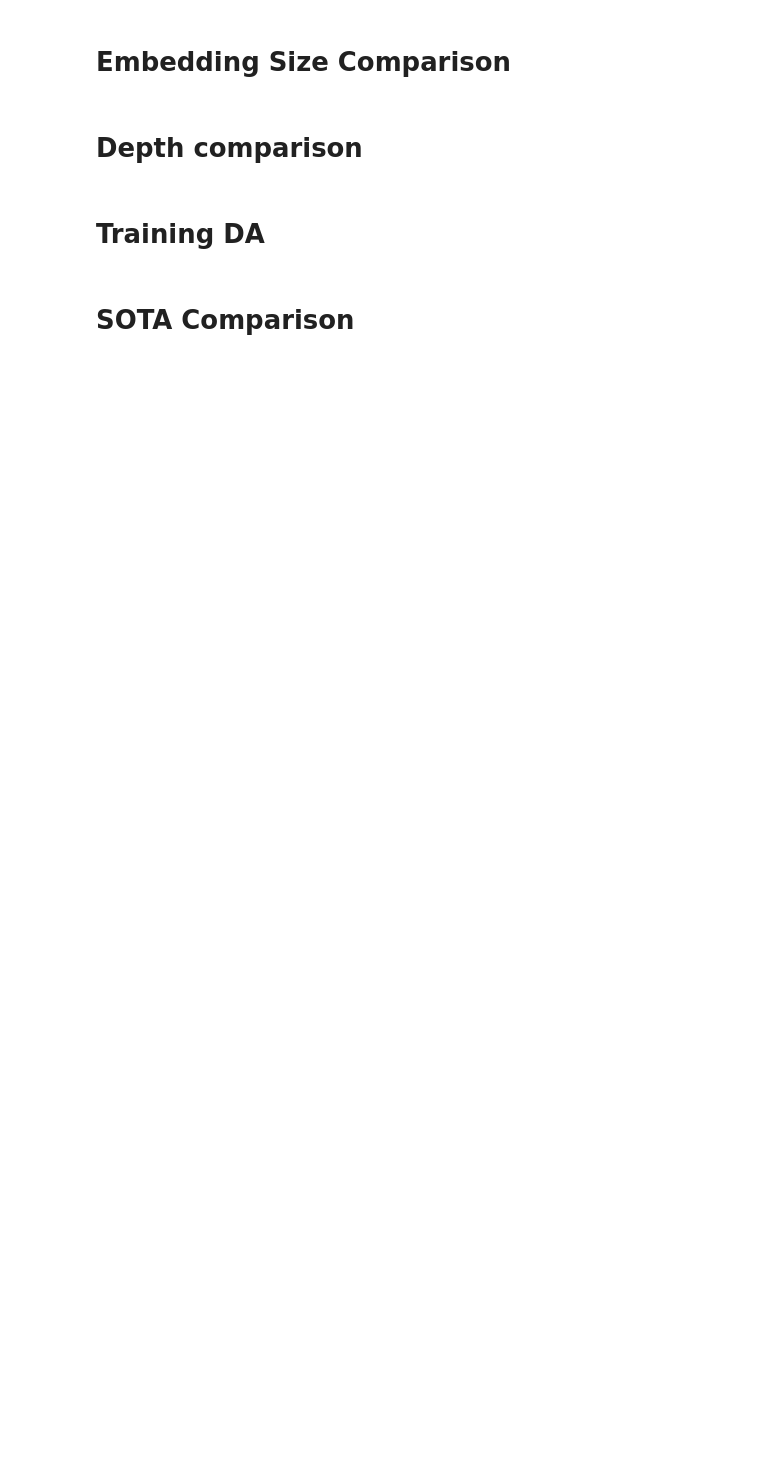
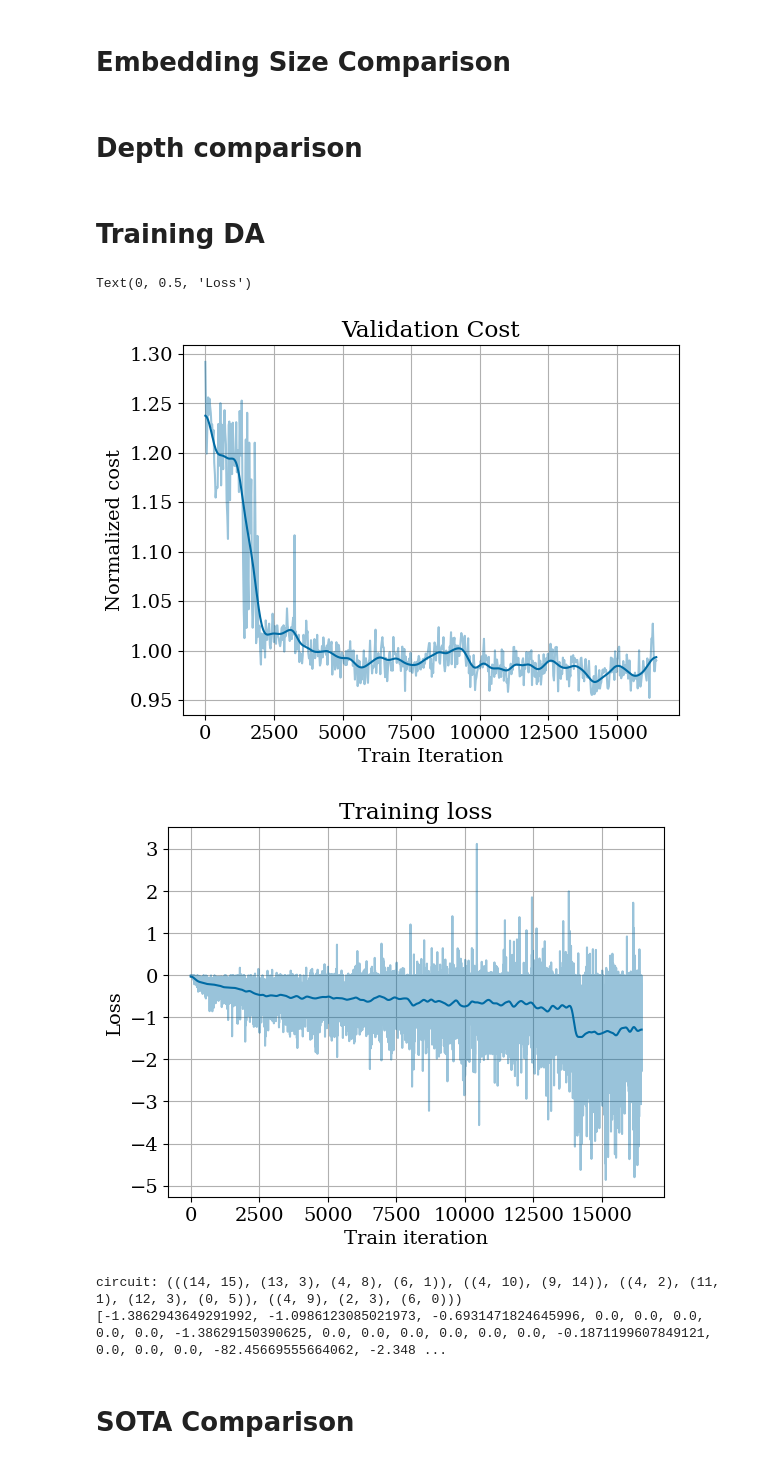
Before and after one commit to Vicara12/MAI-TFM_RL_Qubit_Allocation, a Jupyter notebook: src/results.ipynb, the cells around one changed output. Saved outputs shown, nothing was run; the diff lists cells and outputs as text; code cells hidden in the pictures; blank space fills up the shorter version.

Commit message:
Added fast sequential

```diff
--- a/src/results.ipynb
+++ b/src/results.ipynb
@@ -94,35 +94,56 @@ def merge_tdata(data_list: list[dict]) -> dict:
     return {k: sum(map(lambda d: d[k], data_list), [])
             for k in data_list[0].keys() if isinstance(data_list[0][k], list)}
 
-# results = merge_tdata(list(map(load_tdata, ['da_v13', 'da_v13_ft'])))
-results = load_tdata('da')
+results = merge_tdata([load_tdata('da'), load_tdata('da_ft'), load_tdata('da_ft_v2')])
+# results = load_tdata('da_ft')
 
 gaussian_sigma = 7.0
 
 plt.figure()
 plt.plot(list(i*25 for i in range(len(results['val_cost']))), results['val_cost'], alpha=0.4, c='C0')
 plt.plot(list(i*25 for i in range(len(results['val_cost']))), gaussian_filter1d(results['val_cost'], sigma=gaussian_sigma), c='C0')
 plt.grid()
 plt.title("Validation Cost")
 plt.xlabel("Train Iteration")
 plt.ylabel("Normalized cost")
 
 # p99_ratio = 100*sum(int(r >= 0.99) for r in results['vm'][-2_000:])/2_000
 # print(f"{p99_ratio:.2f}% got at least 99% valid moves in last 2.000 iters")
 # plt.figure()
 # plt.plot(results['vm'])
 # plt.grid()
 # plt.title("Ratio of Valid Moves")
 # plt.xlabel("Train Iteration")
 # plt.ylabel("VM ratio")
 
 plt.figure()
 plt.plot(results['loss'], alpha=0.4, c='C0')
 plt.plot(gaussian_filter1d(results['loss'], sigma=gaussian_sigma*10), c='C0')
 plt.grid()
 plt.title("Training loss")
 plt.xlabel("Train iteration")
 plt.ylabel("Loss")
+# %% [output]
+Text(0, 0.5, 'Loss')
+[figure, added]
+[figure, added]
+# %%
+from qalloczero.alg.directalloc import DirectAllocator
+from utils.customtypes import Circuit, Hardware
+from sampler.randomcircuit import RandomCircuit
+import torch
+
+hw = Hardware(core_capacities=torch.tensor([4,4,4,4]), core_connectivity=torch.ones((4,4)) - torch.eye(4))
+circuit = Circuit(slice_gates=(((14, 15), (13, 3), (4, 8), (6, 1)), ((4, 10), (9, 14)), ((4, 2), (11, 1), (12, 3), (0, 5)), ((4, 9), (2, 3), (6, 0))), n_qubits=16)
+# circuit = RandomCircuit(num_lq=16, num_slices=4).sample()
+da: DirectAllocator = DirectAllocator.load(path='../trained/da_ft_v2', device='cuda', checkpoint=-1).set_mode(DirectAllocator.Mode.Fast)
+
+print(f'circuit: {circuit.slice_gates}')
+alloc, cost, tdata = da.optimize(circuit, hw, ret_train_data=True)
+print(tdata[0].tolist())
+# %% [output]
+circuit: (((14, 15), (13, 3), (4, 8), (6, 1)), ((4, 10), (9, 14)), ((4, 2), (11, 1), (12, 3), (0, 5)), ((4, 9), (2, 3), (6, 0)))
+[-1.3862943649291992, -1.0986123085021973, -0.6931471824645996, 0.0, 0.0, 0.0, 0.0, 0.0, -1.38629150390625, 0.0, 0.0, 0.0, 0.0, 0.0, 0.0, -0.1871199607849121, 0.0, 0.0, 0.0, -82.45669555664062, -2.348 ...
 # %% [markdown]
 # SOTA Comparison
 # %%
```
Also changed, not shown: 4 other files.
